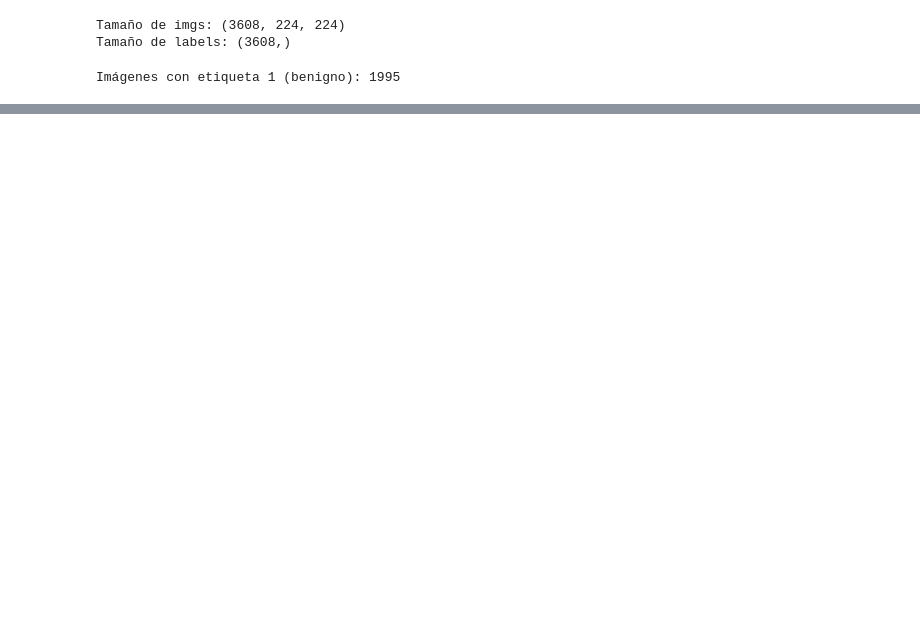
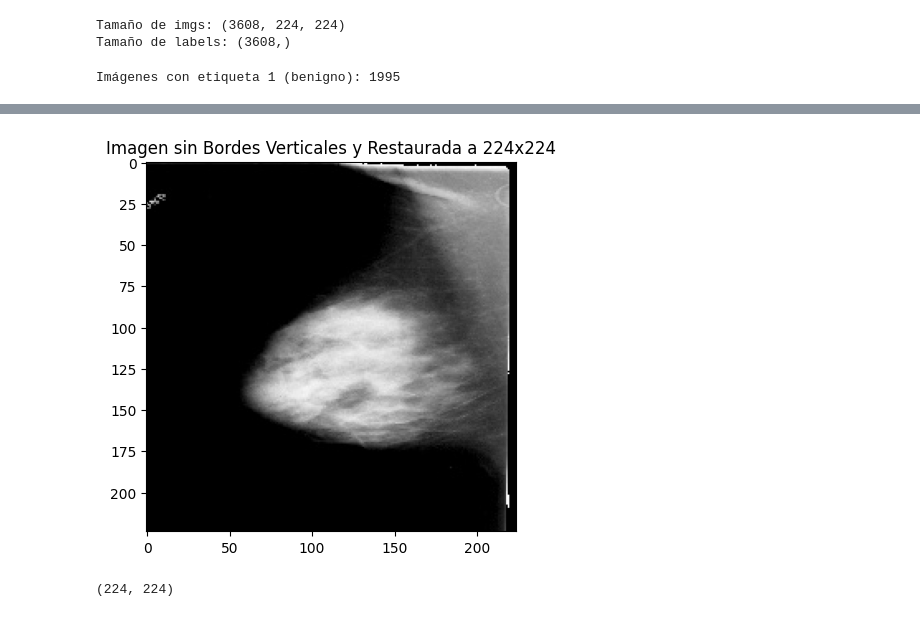
Before and after one commit to AndreaCTS/Semillero, a Jupyter notebook: DataAugmentation.ipynb, the cells around one changed output, grey strips where cells are left out. Drawn from its saved outputs; the diff is of its cells as text; code cells hidden in the pictures; blank space fills up the shorter version.

```diff
--- a/DataAugmentation.ipynb
+++ b/DataAugmentation.ipynb
@@ -199,0 +172,37 @@ else:
+# %%
+def keep_size(img,desired_size):
+    image_padded_final = cv2.copyMakeBorder(img,
+                                        top=(desired_size[0] - img.shape[0]) // 2,
+                                        bottom=(desired_size[0] - img.shape[0] + 1) // 2,
+                                        left=(desired_size[1] - img.shape[1]) // 2,
+                                        right=(desired_size[1] - img.shape[1] + 1) // 2,
+                                        borderType=cv2.BORDER_CONSTANT, value=[0, 0, 0])
+    return image_padded_final
+# %%
+def remove_vertical_white_borders(image):
+    # Detectar las columnas cuyo valor promedio sea cercano al blanco (por ejemplo, > 220)
+    column_sums = np.mean(image, axis=0)
+    non_white_columns = np.where(column_sums < 220)[0]
+
+    if len(non_white_columns) > 0:
+        # Obtener las columnas no blancas mínimas y máximas
+        x_min = non_white_columns[0]
+        x_max = non_white_columns[-1]
+
+        # Recortar la imagen según las columnas no blancas
+        image_cropped = image[:, x_min:x_max]
+        image_cropped = keep_size(image_cropped,(224,224))
+    else:
+        # Si no se detectan columnas no blancas, devolver la imagen original
+        image_cropped = image
+
+    return image_cropped
+
+# Aplicar la función a la imagen original
+image_cropped_vertical = remove_vertical_white_borders(image_masked)
+# %% [output]
+[figure, added]
+# %%
+image_padded.shape
+# %% [output]
+(224, 224)
```
Also changed, not shown: parts of 28 cells of this notebook, 2 other files.
